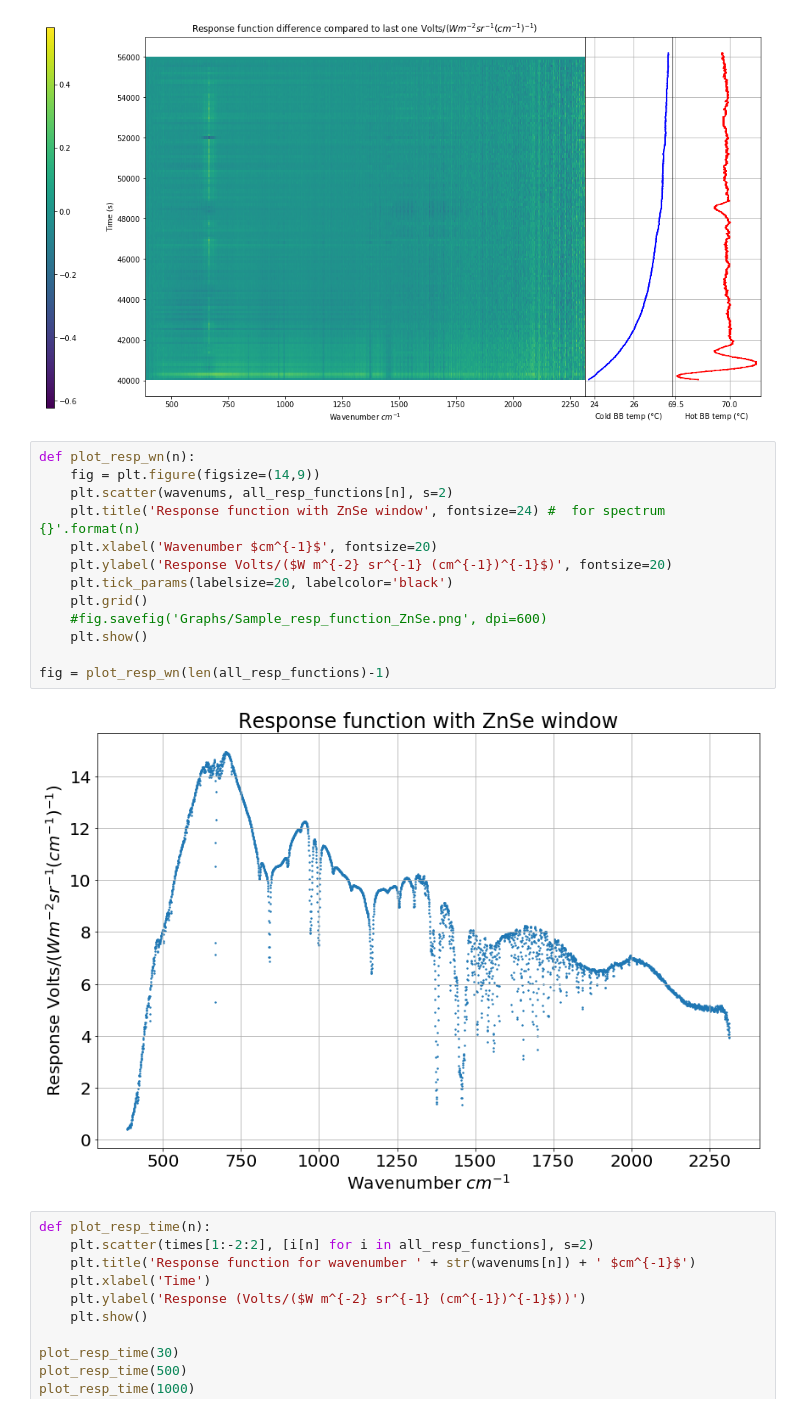
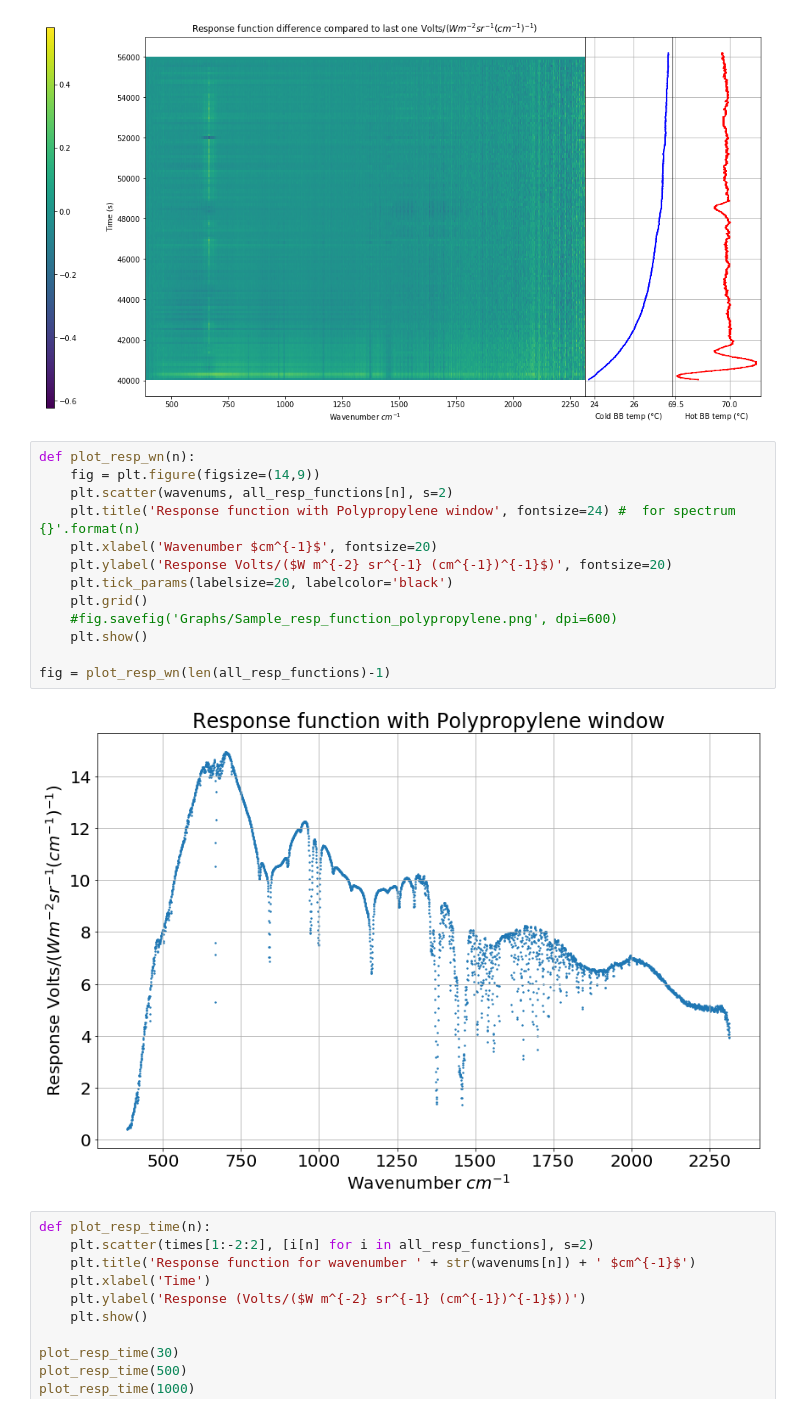
Before and after one commit to micolbedarida/MSci_Project, a Jupyter notebook: newpolycode.ipynb, the cells around one changed output. Drawn from its saved outputs; the diff is of its cells as text.

```diff
--- a/newpolycode.ipynb
+++ b/newpolycode.ipynb
@@ -299,18 +349,18 @@ plt.show()
 # %%
 def plot_resp_wn(n):
     fig = plt.figure(figsize=(14,9))
     plt.scatter(wavenums, all_resp_functions[n], s=2)
-    plt.title('Response function with ZnSe window', fontsize=24) #  for spectrum {}'.format(n)
+    plt.title('Response function with Polypropylene window', fontsize=24) #  for spectrum {}'.format(n)
     plt.xlabel('Wavenumber $cm^{-1}$', fontsize=20)
     plt.ylabel('Response Volts/($W m^{-2} sr^{-1} (cm^{-1})^{-1}$)', fontsize=20)
     plt.tick_params(labelsize=20, labelcolor='black')
     plt.grid()
-    #fig.savefig('Graphs/Sample_resp_function_ZnSe.png', dpi=600)
+    #fig.savefig('Graphs/Sample_resp_function_polypropylene.png', dpi=600)
     plt.show()
 
 fig = plot_resp_wn(len(all_resp_functions)-1)
 # %% [output]
-[figure, old version]
+[figure, new version]
 # %%
 def plot_resp_time(n):
     plt.scatter(times[1:-2:2], [i[n] for i in all_resp_functions], s=2)
```
Also changed, not shown: parts of 9 cells of this notebook.
